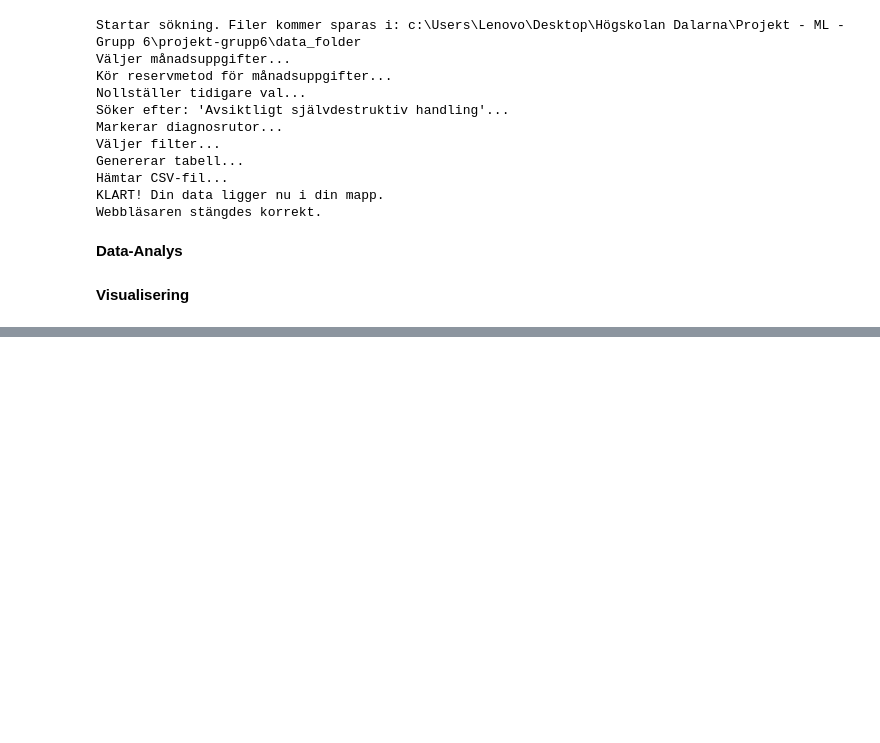
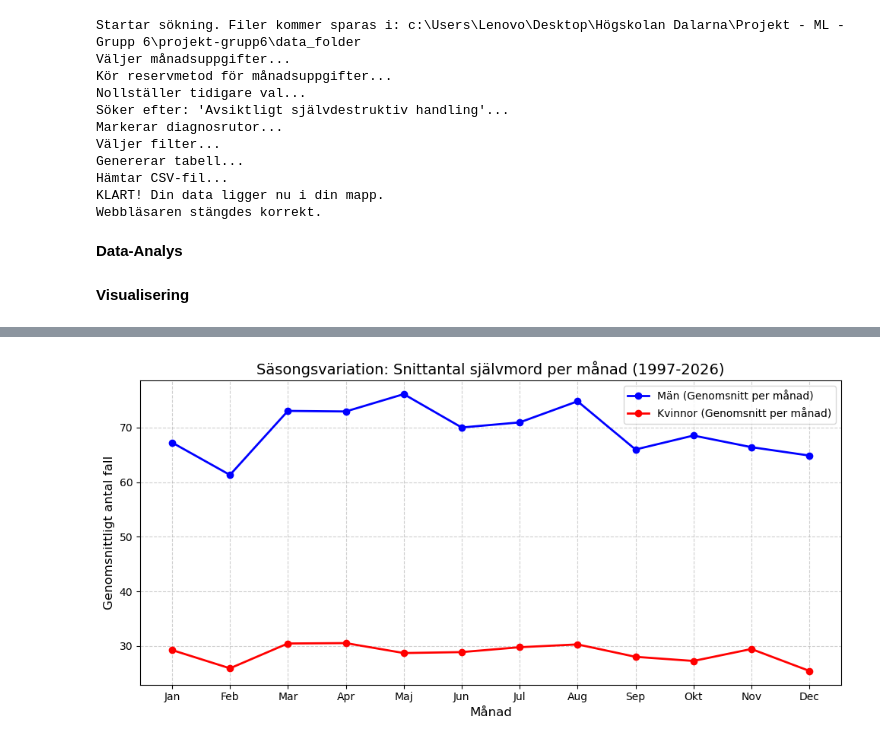
Before and after one commit to RickardAnd/projekt-grupp6, a Jupyter notebook: projekt_grupp6.ipynb, the cells around one changed output, grey strips where cells are left out. Saved outputs shown, nothing was run; the diff lists cells and outputs as text; code cells hidden in the pictures; blank space fills up the shorter version.

```diff
--- a/projekt_grupp6.ipynb
+++ b/projekt_grupp6.ipynb
@@ -178,0 +238,37 @@ Webbläsaren stängdes korrekt.
+# %%
+import matplotlib.pyplot as plt
+
+# 1. Skapa en ny kolumn som bara innehåller månadens siffra (1-12)
+df_long['Månad_Nr'] = df_long.index.month
+
+# 2. Filtrera för könen
+df_men = df_long[df_long['Kön'] == 'Män']
+df_women = df_long[df_long['Kön'] == 'Kvinnor']
+
+# 3. Gruppera per månad (1-12) och räkna ut genomsnittet över alla år
+monthly_avg_men = df_men.groupby('Månad_Nr')['Antal'].mean()
+monthly_avg_women = df_women.groupby('Månad_Nr')['Antal'].mean()
+
+# 4. Bygg upp grafen
+plt.figure(figsize=(10, 5))
+
+# Plotta linjerna med små prickar (marker='o') för varje månad
+plt.plot(monthly_avg_men.index, monthly_avg_men.values, marker='o', color='blue', linewidth=2, label='Män (Genomsnitt per månad)')
+plt.plot(monthly_avg_women.index, monthly_avg_women.values, marker='o', color='red', linewidth=2, label='Kvinnor (Genomsnitt per månad)')
+
+# Formatering av grafen
+plt.title('Säsongsvariation: Snittantal självmord per månad (1997-2026)', fontsize=14)
+plt.xlabel('Månad', fontsize=12)
+plt.ylabel('Genomsnittligt antal fall', fontsize=12)
+
+# Byt ut siffrorna på X-axeln mot riktiga månadsnamn
+plt.xticks(range(1, 13), ['Jan', 'Feb', 'Mar', 'Apr', 'Maj', 'Jun', 'Jul', 'Aug', 'Sep', 'Okt', 'Nov', 'Dec'])
+
+plt.grid(True, linestyle='--', alpha=0.6)
+plt.legend()
+plt.tight_layout()
+
+# Visa grafen
+plt.show()
+# %% [output]
+[figure, added]
```
Also changed, not shown: parts of 4 cells of this notebook.
